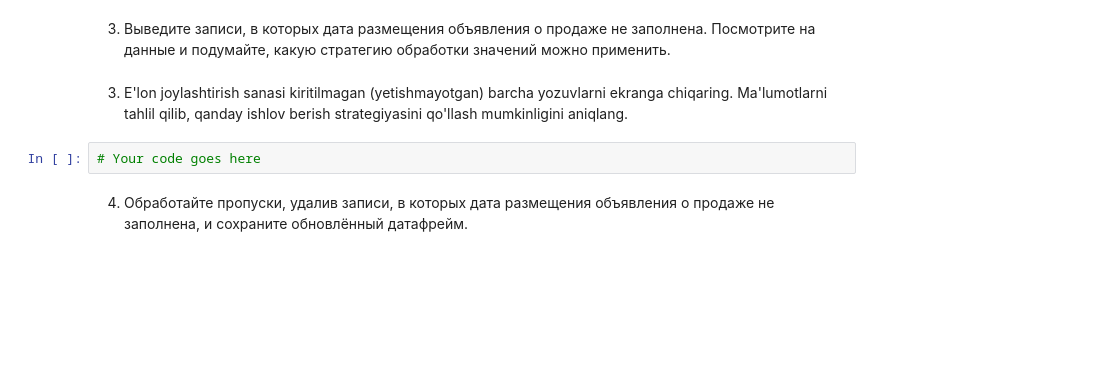
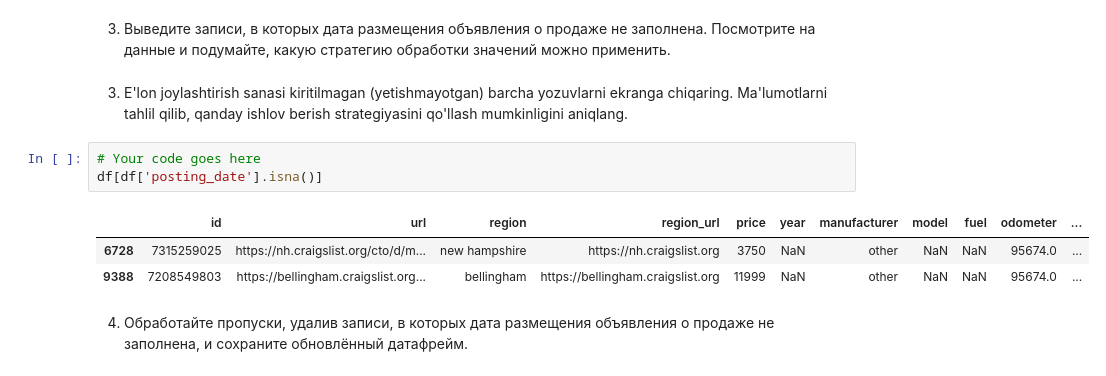
Before and after one commit to ibratqadamboev/Homeworks, a Jupyter notebook: l5_full_EDA_practice.ipynb, the cells around one changed output. Saved outputs shown, nothing was run; the diff lists cells and outputs as text; blank space fills up the shorter version.

```diff
--- a/l5_full_EDA_practice.ipynb
+++ b/l5_full_EDA_practice.ipynb
@@ -222,6 +305,11 @@ Topshiriq 2. E'lon joylashtirish sanasidagi yetishmayotgan qiymatlarni ishlash
 3. E'lon joylashtirish sanasi kiritilmagan (yetishmayotgan) barcha yozuvlarni ekranga chiqaring. Ma'lumotlarni tahlil qilib, qanday ishlov berish strategiyasini qo'llash mumkinligini aniqlang.
 # %%
 # Your code goes here
+df[df['posting_date'].isna()]
+# %% [output]
+|  | id | url | region | region_url | price | year | manufacturer | model | fuel | odometer | ... |
+| 6728 | 7315259025 | https://nh.craigslist.org/cto/d/m... | new hampshire | https://nh.craigslist.org | 3750 | NaN | other | NaN | NaN | 95674.0 | ... |
+| 9388 | 7208549803 | https://bellingham.craigslist.org... | bellingham | https://bellingham.craigslist.org | 11999 | NaN | other | NaN | NaN | 95674.0 | ... |
 # %% [markdown]
 4. Обработайте пропуски, удалив записи, в которых дата размещения объявления о продаже не заполнена, и сохраните обновлённый датафрейм.
 # %% [markdown]
```
Also changed, not shown: parts of 14 cells of this notebook, 1 other file.
